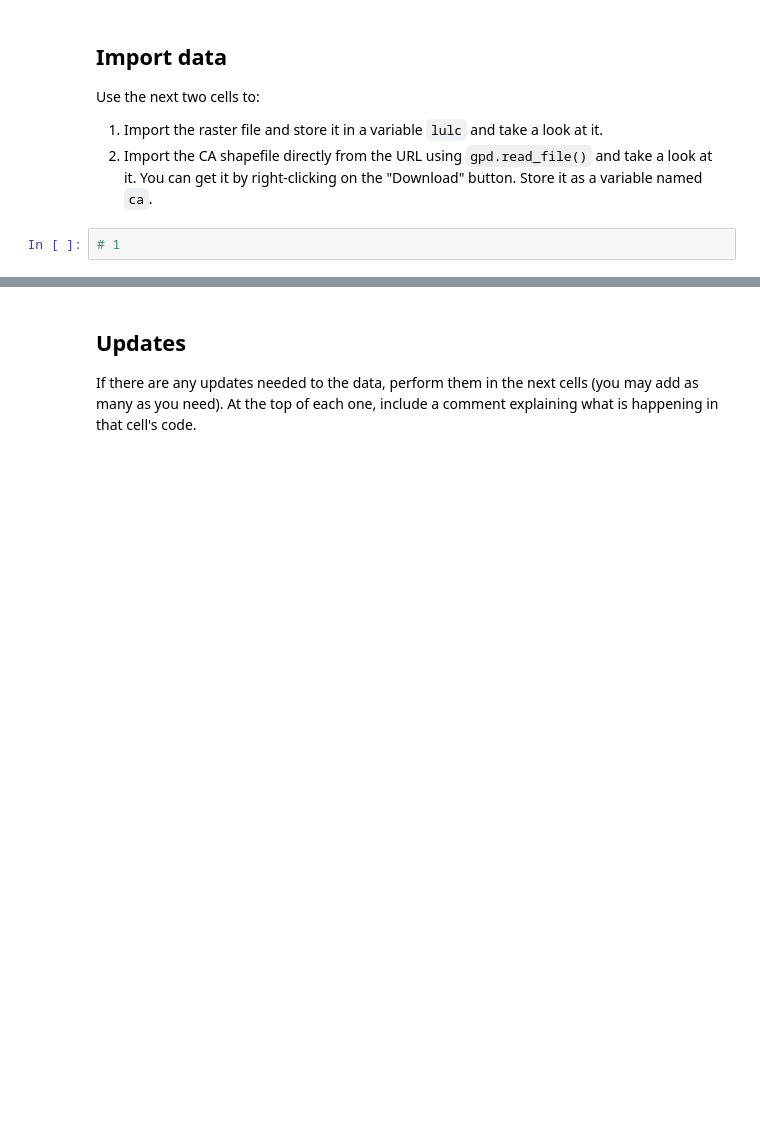
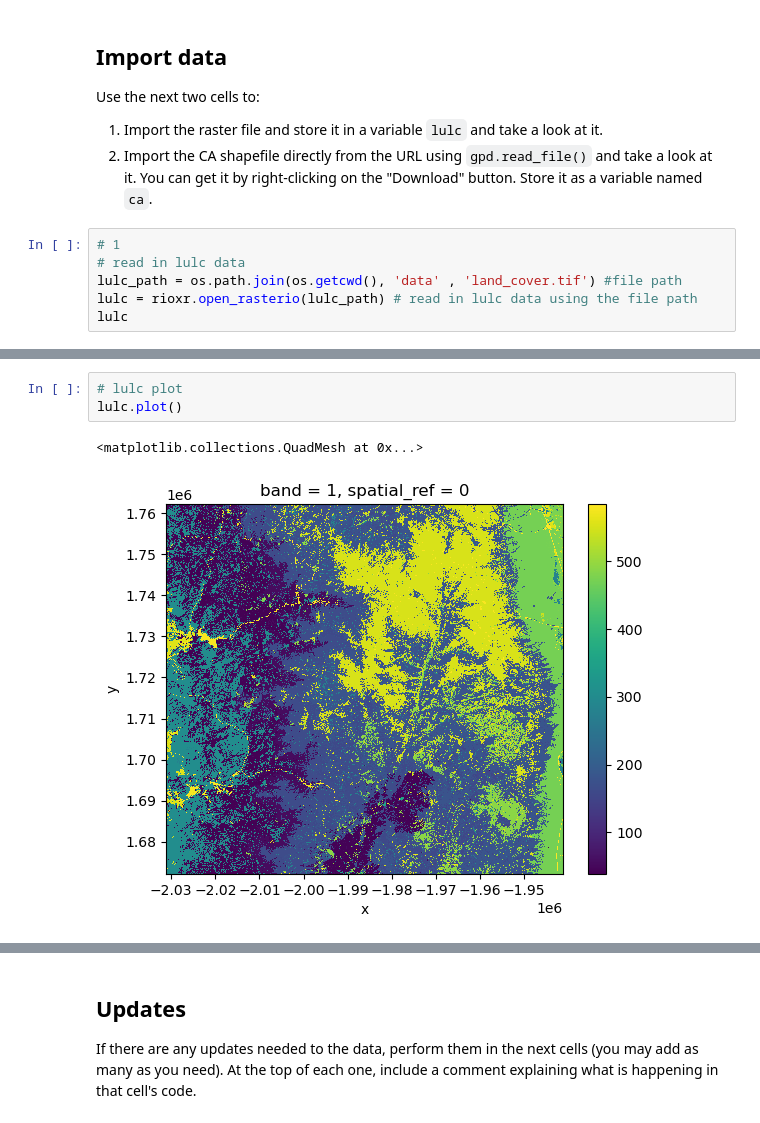
Before and after one commit to BenVerst/EDS-220-hw4, a Jupyter notebook: hwk4-task1-whitney-map.ipynb, the cells around one changed output, grey strips where cells are left out. Drawn from its saved outputs; the diff is of its cells as text; blank space fills up the shorter version.

```diff
--- a/hwk4-task1-whitney-map.ipynb
+++ b/hwk4-task1-whitney-map.ipynb
@@ -54,3 +140,7 @@ Use the next two cells to:
 2. Import the CA shapefile directly from the URL using `gpd.read_file()` and take a look at it. You can get it by right-clicking on the "Download" button. Store it as a variable named `ca`.
 # %%
 # 1
+# read in lulc data
+lulc_path = os.path.join(os.getcwd(), 'data' , 'land_cover.tif') #file path
+lulc = rioxr.open_rasterio(lulc_path) # read in lulc data using the file path
+lulc
@@ -57,2 +163,8 @@ Use the next two cells to:
+# %%
+# lulc plot
+lulc.plot()
+# %% [output]
+<matplotlib.collections.QuadMesh at 0x...>
+[figure, added]
 # %%
 # 2
```
Also changed, not shown: parts of 18 cells of this notebook, 1 other file.
